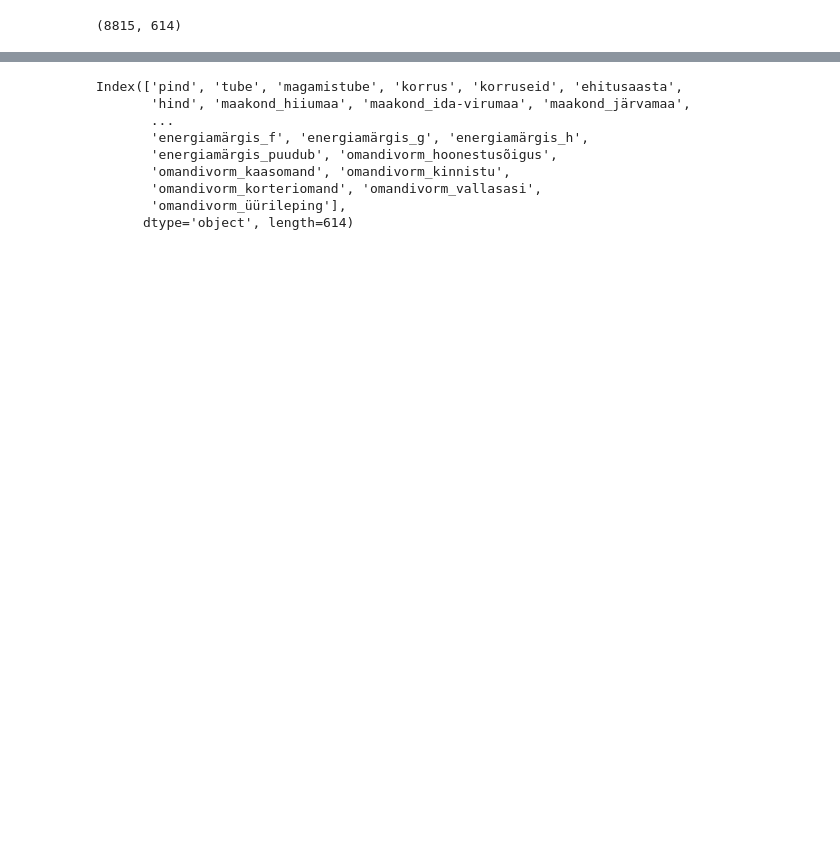
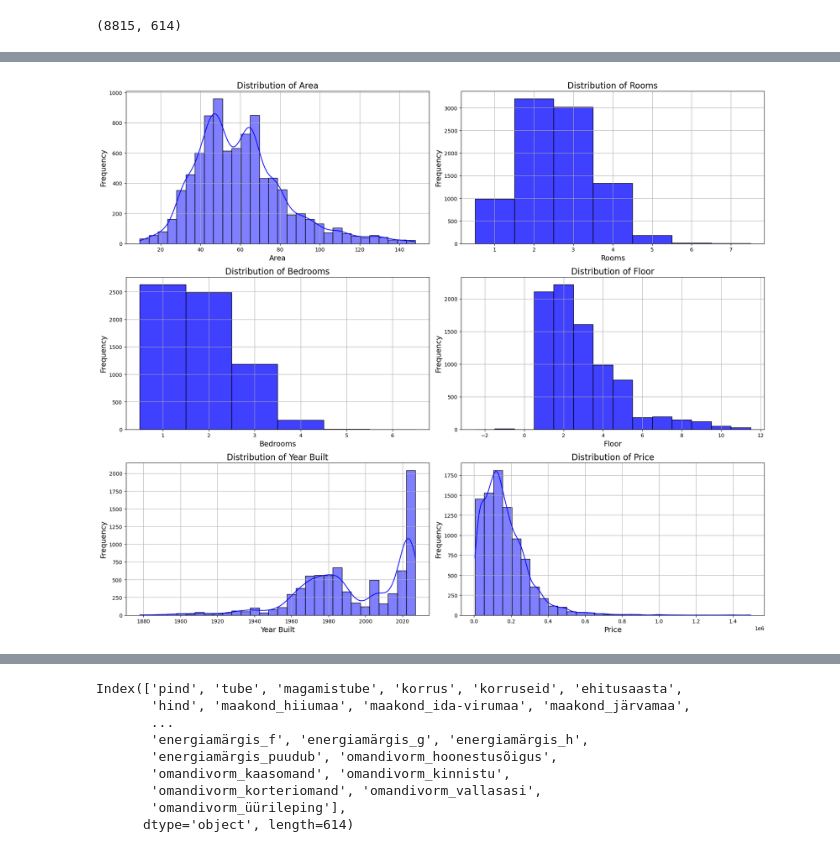
Before and after one commit to RobinHenrik/RealEstatePricePredicing, a Jupyter notebook: RealEstatePricePrediction.ipynb, the cells around one changed output, grey strips where cells are left out. Drawn from its saved outputs; the diff is of its cells as text; code cells hidden in the pictures; blank space fills up the shorter version.

```diff
--- a/RealEstatePricePrediction.ipynb
+++ b/RealEstatePricePrediction.ipynb
@@ -119,0 +146,35 @@ df = df.reset_index(drop=True)
+# %%
+import numpy as np
+# Define bins for discrete variables to avoid gaps
+bins = {
+    "tube": np.arange(df["tube"].min(), df["tube"].max() + 2) - 0.5,
+    "magamistube": np.arange(df["magamistube"].min(), df["magamistube"].max() + 2) - 0.5,
+    "korrus": np.arange(df["korrus"].min(), df["korrus"].max() + 2) - 0.5,
+}
+
+# List of features to plot
+features = ["pind", "tube", "magamistube", "korrus", "ehitusaasta", "hind"]
+
+# Set up the figure
+plt.figure(figsize=(18, 15))  # Adjust figure size
+
+# Loop through features and create a subplot for each
+for i, feature in enumerate(features, 1):
+    plt.subplot(3, 2, i)  # Create a 3x2 grid for subplots
+
+    if feature in bins:  # If the feature is discrete, use defined bins
+        sns.histplot(df[feature], kde=False, bins=bins[feature], color="blue", edgecolor="black")
+    else:  # For continuous variables, default binning with KDE
+        sns.histplot(df[feature], kde=True, bins=30, color="blue", edgecolor="black")
+
+    # Use English feature names for titles and labels
+    plt.title(f"Distribution of {feature_translation[feature]}", fontsize=16)
+    plt.xlabel(feature_translation[feature], fontsize=14)
+    plt.ylabel("Frequency", fontsize=14)
+    plt.grid(True)
+
+# Adjust layout to prevent overlap
+plt.tight_layout()
+plt.show()
+# %% [output]
+[figure, added]
```
Also changed, not shown: parts of 18 cells of this notebook.
